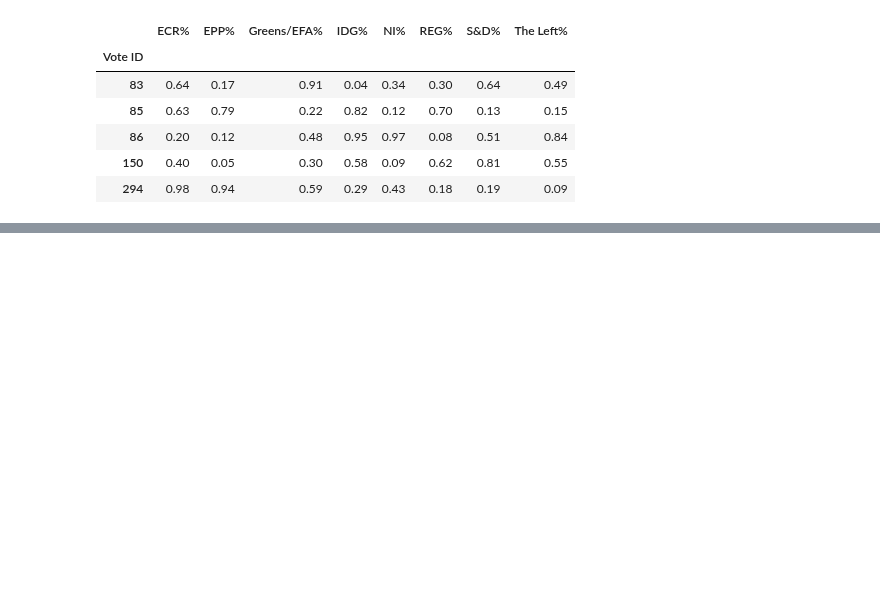
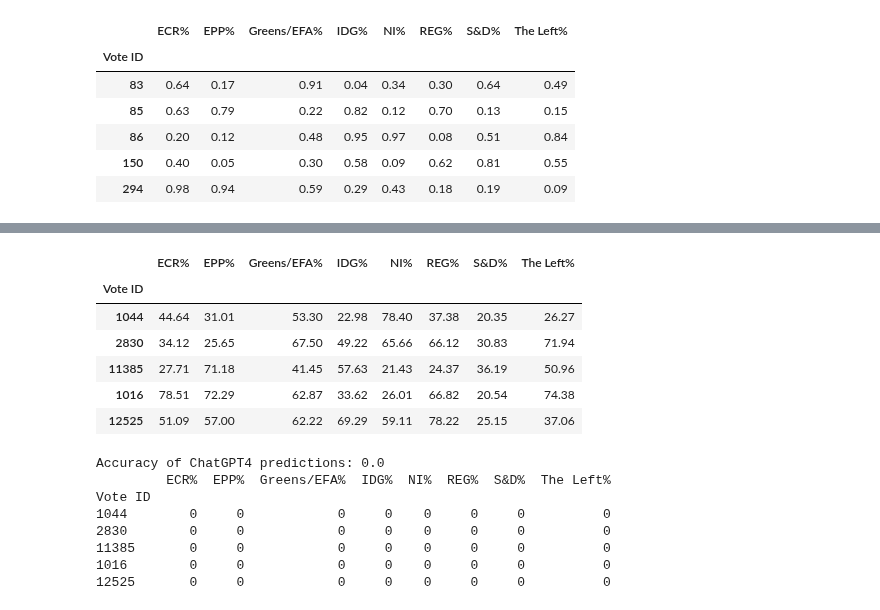
Before and after one commit to izu457/Thesis_Finetuning_GPT3.5_Political_Stance, a Jupyter notebook: Fine-Tuned Classifier.ipynb, the cells around one changed output, grey strips where cells are left out. Cells and saved outputs as stored; diff of their text form; code cells hidden in the pictures; blank space fills up the shorter version.

Commit message:
added GPT4 predictions

```diff
--- a/Fine-Tuned Classifier.ipynb
+++ b/Fine-Tuned Classifier.ipynb
@@ -61,14 +61,14 @@ def accuracy_df (original_df, test_df, tolerance_interval):
     Returns the accuracy.
     """
     # create a new dataframe with the same index as the original dataframe
-    accuracy_df = pd.DataFrame(index=original_df.index)
+    accuracy_df = pd.DataFrame(index=test_df.index)
     # add a column for each column in the original dataframe
-    for column in original_df.iloc[:, 32:40]:
+    for column in test_df.columns:
         accuracy_df[column] = 0
-    # loop through the rows of the original dataframe
-    for index in original_df.index:
-        # loop through the columns of the original dataframe
-        for column in original_df.iloc[:, 32:40]:
+    # loop through the rows of the test dataframe
+    for index in test_df.index:
+        # loop through the columns of the test dataframe
+        for column in test_df.columns:
             # check if the value in the test dataframe is within the tolerance interval of the original dataframe
             if (original_df.loc[index, column] - tolerance_interval) <= test_df.loc[index, column] <= (original_df.loc[index, column] + tolerance_interval):
                 # if it is, add 1 to the corresponding cell in the accuracy dataframe
@@ -149,2 +167,30 @@ training_sample50.to_csv('data/training50.csv')
+# %%
+# Calculate accuracy of ChatGPT4 predictions
+gpt4 = pd.read_csv('data/pred_GPT4_10.csv')
+
+# set Vote ID as index
+gpt4.set_index('Vote ID', inplace=True)
+display(gpt4.head())
+
+# calculate accuracy of ChatGPT4 predictions
+accuracy_gpt4 = accuracy_df(voted_docs_final, gpt4, 0.05)
+print(f"Accuracy of ChatGPT4 predictions: {accuracy_gpt4[0]}")
+print(accuracy_gpt4[1].head())
+# %% [output]
+|  | ECR% | EPP% | Greens/EFA% | IDG% | NI% | REG% | S&D% | The Left% |
+| Vote ID |  |  |  |  |  |  |  |  |
+| 1044 | 44.64 | 31.01 | 53.30 | 22.98 | 78.40 | 37.38 | 20.35 | 26.27 |
+| 2830 | 34.12 | 25.65 | 67.50 | 49.22 | 65.66 | 66.12 | 30.83 | 71.94 |
+| 11385 | 27.71 | 71.18 | 41.45 | 57.63 | 21.43 | 24.37 | 36.19 | 50.96 |
+| 1016 | 78.51 | 72.29 | 62.87 | 33.62 | 26.01 | 66.82 | 20.54 | 74.38 |
+| 12525 | 51.09 | 57.00 | 62.22 | 69.29 | 59.11 | 78.22 | 25.15 | 37.06 |
+Accuracy of ChatGPT4 predictions: 0.0
+         ECR%  EPP%  Greens/EFA%  IDG%  NI%  REG%  S&D%  The Left%
+Vote ID
+1044        0     0            0     0    0     0     0          0
+2830        0     0            0     0    0     0     0          0
+11385       0     0            0     0    0     0     0          0
+1016        0     0            0     0    0     0     0          0
+12525       0     0            0     0    0     0     0          0
 # %%
 # Calculate accuracy of ChatGPT3.5 predictions
```
Also changed, not shown: parts of 4 cells of this notebook.
